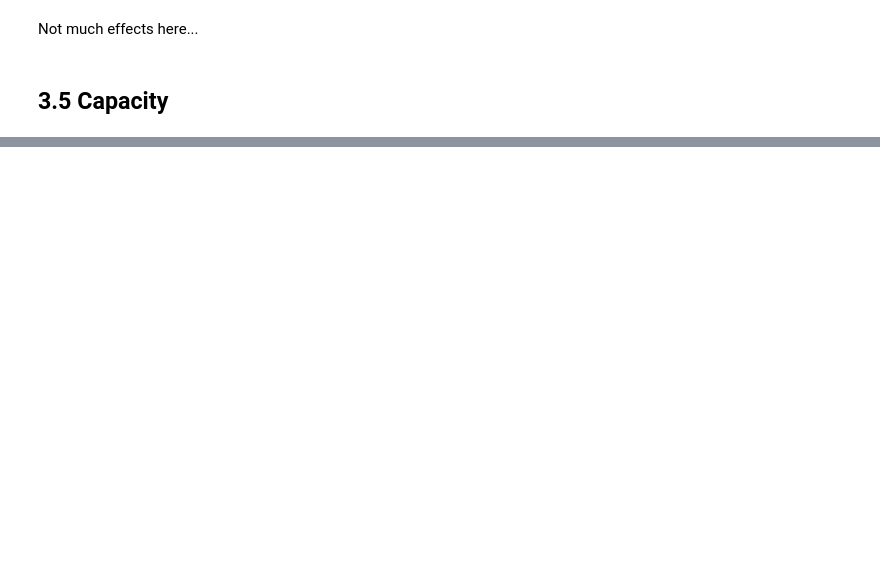
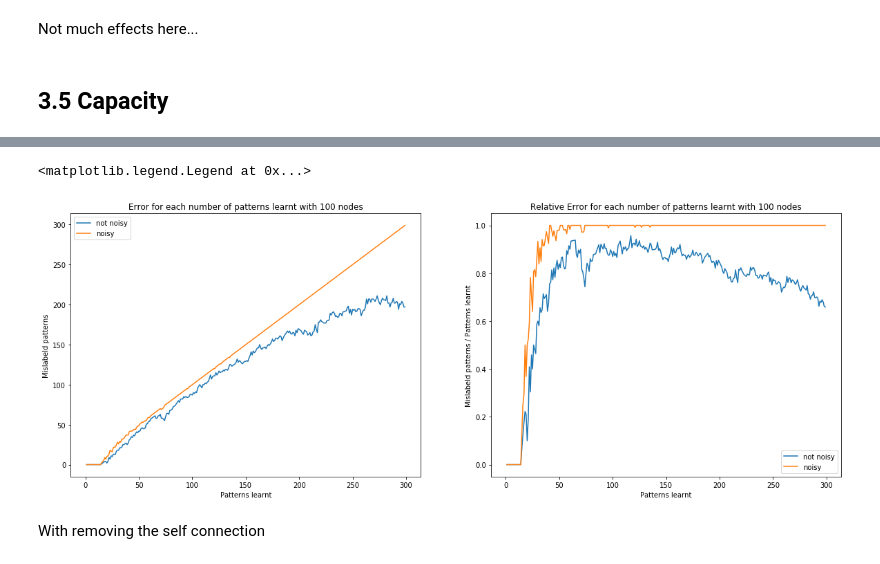
Before and after one commit to romainrey/ANN_DD2437, a Jupyter notebook: Labs_Code/Lab3/Lab3 Romain.ipynb, the cells around one changed output, grey strips where cells are left out. Saved outputs shown, nothing was run; the diff lists cells and outputs as text; code cells hidden in the pictures; blank space fills up the shorter version.

```diff
--- a/Labs_Code/Lab3/Lab3 Romain.ipynb
+++ b/Labs_Code/Lab3/Lab3 Romain.ipynb
@@ -405,0 +491,42 @@ Not much effects here...
+# %%
+n_errors_list_noise = []
+
+for i in range(1, 300):
+    w = create_w(random_patterns[0:i], 100)
+    n_errors = 0
+    for j in range(0,i):
+
+        x_new = np.array([k for k in random_patterns[j]])
+        choices = np.random.choice([k for k in range(100)], 5)
+        x_new[0][choices] = - x_new[0][choices]
+
+
+        vect = convergence(w, x_new)
+        error = np.sum(abs(vect-random_patterns[j]))/2
+        if(error > 0):
+            n_errors += 1
+    n_errors_list_noise.append(n_errors)
+# %%
+fig, ax = plt.subplots(1,2, figsize = [20,7])
+
+ax[0].plot([i for i in range(1,300)], n_errors_list, label = "not noisy")
+ax[0].plot([i for i in range(1,300)], n_errors_list_noise, label = "noisy")
+ax[0].set_title("Error for each number of patterns learnt with 100 nodes")
+ax[0].set_ylabel("Mislabeld patterns")
+ax[0].set_xlabel("Patterns learnt")
+ax[0].legend()
+
+n_errors_list_relative = np.array(n_errors_list)/[i for i in range(1,300)]
+n_errors_list_relative_noise = np.array(n_errors_list_noise)/[i for i in range(1,300)]
+
+ax[1].plot([i for i in range(1,300)], n_errors_list_relative, label = "not noisy")
+ax[1].plot([i for i in range(1,300)], n_errors_list_relative_noise, label = "noisy")
+ax[1].set_title("Relative Error for each number of patterns learnt with 100 nodes")
+ax[1].set_ylabel("Mislabeld patterns / Patterns learnt")
+ax[1].set_xlabel("Patterns learnt")
+ax[1].legend()
+# %% [output]
+<matplotlib.legend.Legend at 0x...>
+[figure, added]
+# %% [markdown]
+With removing the self connection
```
Also changed, not shown: parts of 31 cells of this notebook.
